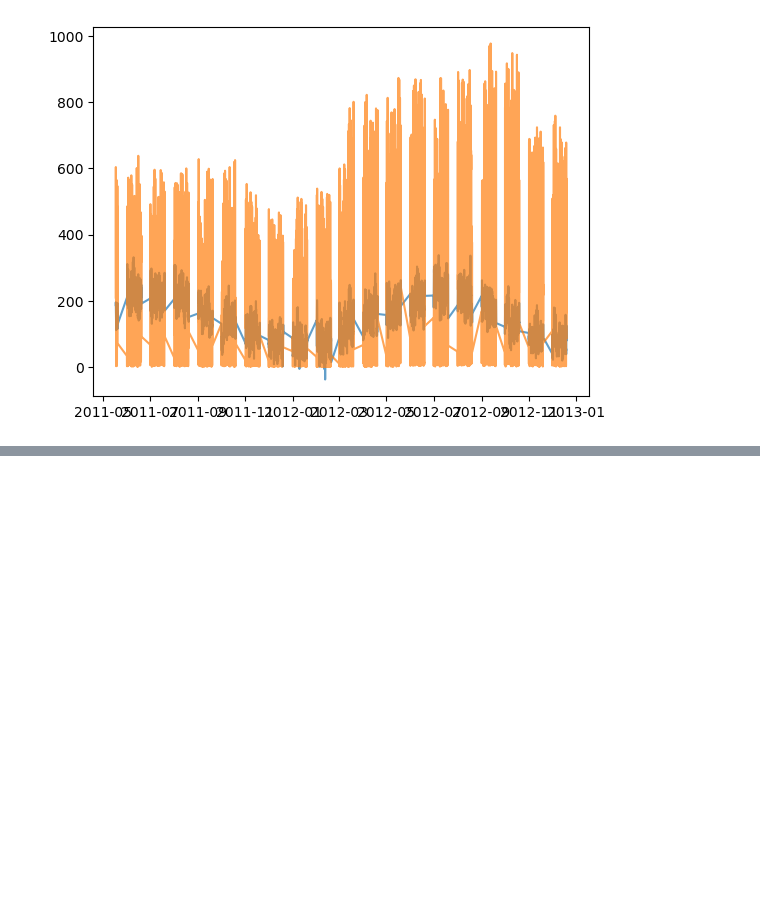
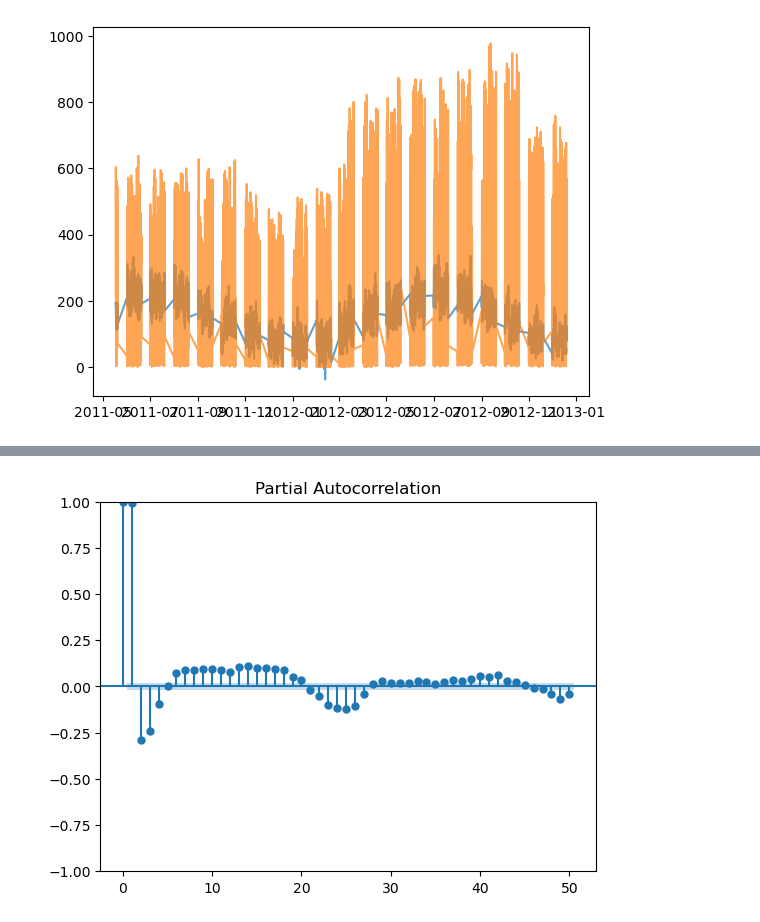
Before and after one commit to borisov5/Machine-Learning-September-2023, a Jupyter notebook: 09. Time Series/lecture.ipynb, the cells around one changed output, grey strips where cells are left out. Saved outputs shown, nothing was run; the diff lists cells and outputs as text; code cells hidden in the pictures; blank space fills up the shorter version.

```diff
--- a/09. Time Series/lecture.ipynb
+++ b/09. Time Series/lecture.ipynb
@@ -391,0 +471,5 @@ plt.show()
+# %%
+plot_pacf(bike_attributes.temp, lags=50)
+plt.show()
+# %% [output]
+[figure, added]
```
Also changed, not shown: parts of 43 cells of this notebook.
